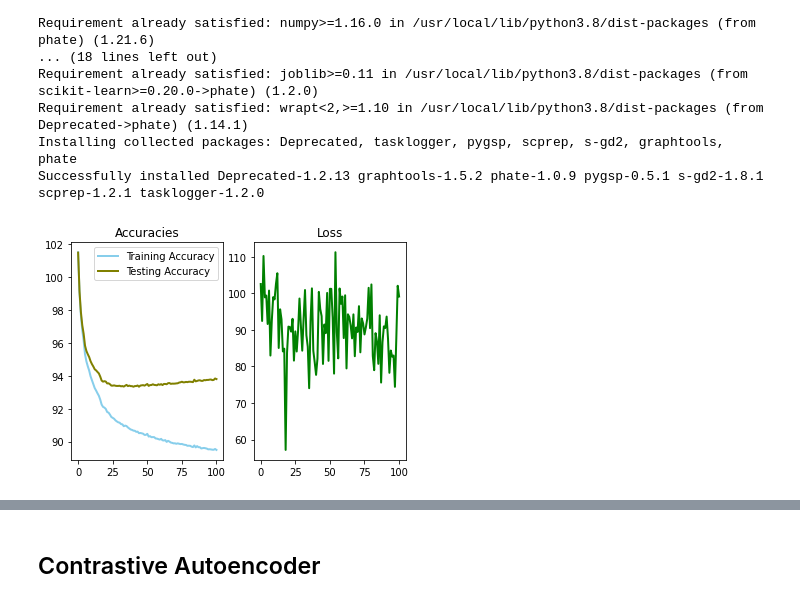
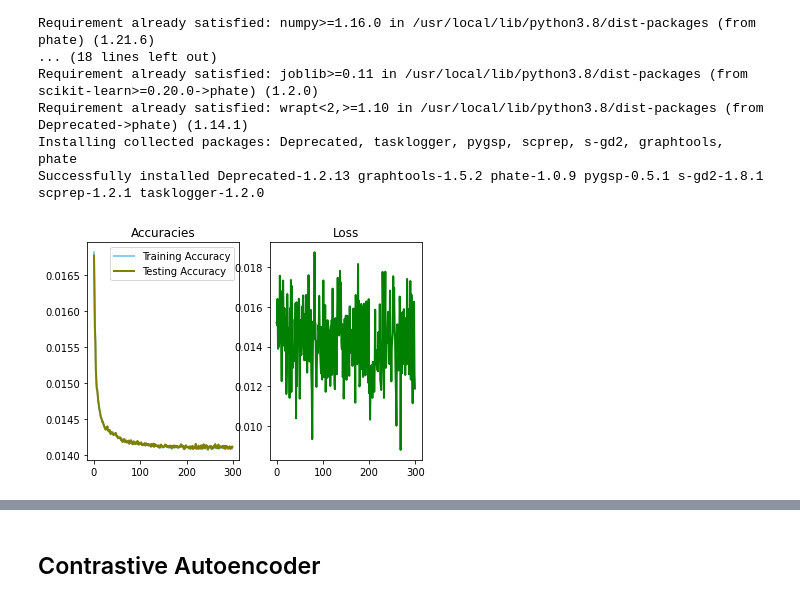
Before and after one commit to HungryAmoeba/chess_analysis, a Jupyter notebook: chess_analysis.ipynb, the cells around one changed output, grey strips where cells are left out. Saved outputs shown, nothing was run; the diff lists cells and outputs as text; code cells hidden in the pictures.

```diff
--- a/chess_analysis.ipynb
+++ b/chess_analysis.ipynb
@@ -546,8 +570,11 @@ from sklearn.model_selection import train_test_split
 if pos_short.shape[0] == 768:
   pos_short = np.transpose(pos_short)
 
-pos_short = torch.tensor(pos_short.astype(np.float32))
-game_outcome_short = torch.tensor(game_outcome_short.astype(np.int32))
+n_samples = len(pos_short) # pos short has a length of around 100_000
+epochs = 500
+
+pos_short = torch.tensor(pos_short.astype(np.float32))[0:n_samples]
+game_outcome_short = torch.tensor(game_outcome_short.astype(np.int32))[0:n_samples]
 
 train_pos, test_pos = train_test_split(pos_short, test_size = .2, random_state=42)
 train_lab, test_lab = train_test_split(game_outcome_short, test_size = .2, random_state=42)
@@ -582,6 +605,7 @@ class Autoencoder(nn.Module):
         self.layer6 = nn.Linear(35, 100)
         self.layer7 = nn.Linear(100, 300)
         self.layer8 = nn.Linear(300, in_data_shape)
+        self.final_nonlin = nn.Sigmoid()
         # self.softmax = nn.Softmax() # Converts numbers into probabilities
     def encode(self,x):
         x = self.layer1(x) # Composing the functions we created below
@@ -600,7 +624,7 @@ class Autoencoder(nn.Module):
         x = self.layer7(x)
         x = self.nonlin(x)
         x = self.layer8(x)
-        #x = self.nonlin(x)
+        x = self.final_nonlin(x)
         return x
     def forward(self, input):
         z = self.encode(input)
@@ -608,7 +632,7 @@ class Autoencoder(nn.Module):
         return y
 # %%
 # Your loss function here
-loss_fcn = nn.CrossEntropyLoss() ## is MSE better?
+loss_fcn = nn.MSELoss() ## is MSE better?
 
 
 from tqdm.notebook import trange, tqdm
@@ -633,7 +657,7 @@ ae = Autoencoder(2)  # the 2 specifies that the embedding dimension is 2
 ae.to(device)
 opt = torch.optim.Adam(ae.parameters(), lr=0.0005, weight_decay = 1e-5)
 train_accs, test_accs, losses = [], [], []
-for e in trange(101):
+for e in trange(epochs):
     ae.train()
     for position, outcome in train_data:
         position = position.to(device)
@@ -704,36 +728,36 @@ import phate
 
 ae_10 = Autoencoder(10)  # embedding dimension of 10
 ae_10.to(device)
-opt = torch.optim.Adam(ae.parameters(), lr=0.0005, weight_decay = 1e-5)
+opt = torch.optim.Adam(ae_10.parameters(), lr=0.0005, weight_decay = 1e-5)
 train_accs, test_accs, losses = [], [], []
-for e in trange(101):
+for e in trange(300):
     ae_10.train()
     for position, outcome in train_data:
         position = position.to(device)
         #labels = labels.to(device)
         y = ae_10(position)
         l = loss_fcn(y,position)
         l.backward()
         opt.step()
         opt.zero_grad()
     ae_10.eval()
 
     train_ep_pred = ae_10(train_pos.to(device))
     test_ep_pred = ae_10(test_pos.to(device))
     # # run the model on the test set and get the loss
     train_loss = loss_fcn(train_ep_pred.cpu(), train_pos)
     test_loss = loss_fcn(test_ep_pred.cpu(), test_pos)
 
     train_accs.append(train_loss.detach().numpy())
     test_accs.append(test_loss.detach().numpy())
     losses.append(l.detach().cpu())
 
     #if e % 100 == 0:
         #print(f"Training Accuracy: {train_accuracy} - Test Accuracy: {test_accuracy}")
          # Visualize some images and their reconstruction
 
 plot_accuracies_and_loss(train_accs, test_accs, losses)
 # %% [output]
-[figure, old version]
+[figure, new version]
 # %%
 # generate embedded points
```
Also changed, not shown: parts of 66 cells of this notebook.
